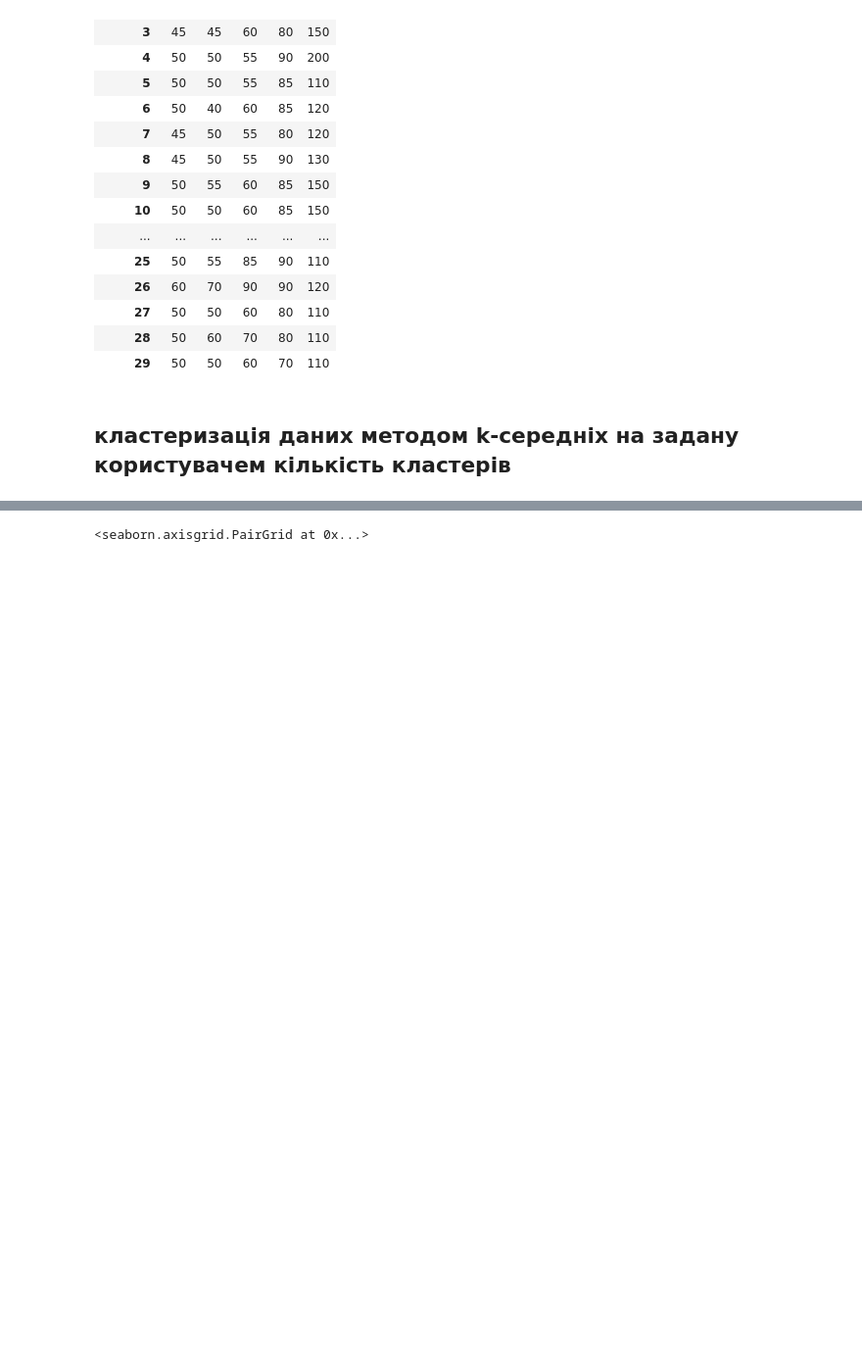
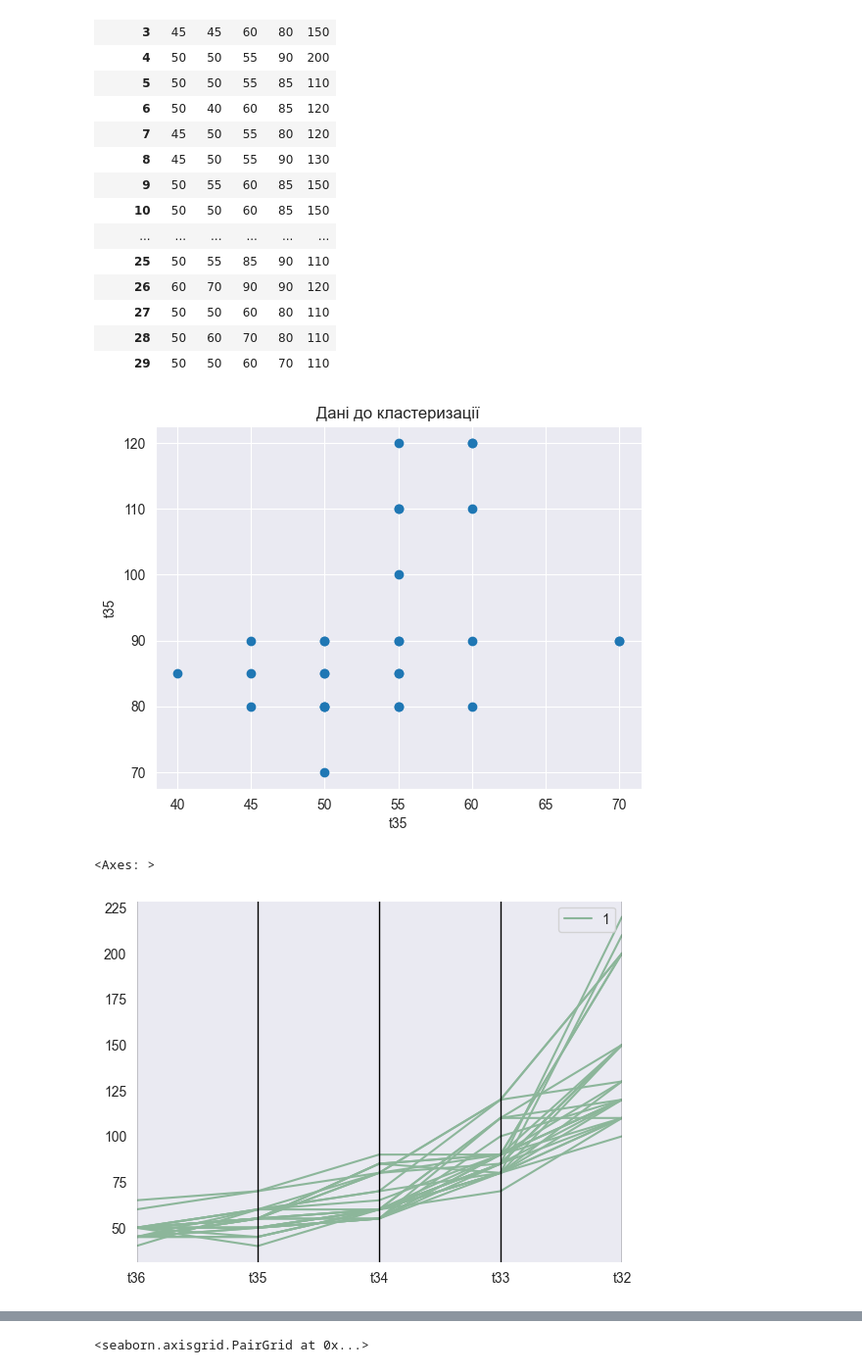
Before and after one commit to Ludens101/tssd_lab1, a Jupyter notebook: lab1.ipynb, the cells around one changed output, grey strips where cells are left out. Shown at 98% size. Cells and saved outputs as stored; diff of their text form; code cells hidden in the pictures; blank space fills up the shorter version.

```diff
--- a/lab1.ipynb
+++ b/lab1.ipynb
@@ -58,6 +58,18 @@ X
 | 27 | 50 | 50 | 60 | 80 | 110 |
 | 28 | 50 | 60 | 70 | 80 | 110 |
 | 29 | 50 | 50 | 60 | 70 | 110 |
-# %% [markdown]
-## кластеризація  даних  методом k-середніх  на  задану  користувачем  кількість кластерів
+# %%
+df['y_kmeans'] = 1
+# Візуалізація даних до кластеризації
+plt.scatter(df["t35"],df["t33"], label='До кластеризації')
+plt.xlabel('t35')
+plt.ylabel('t35')
+plt.title('Дані до кластеризації')
+plt.show()
+
+pd.plotting.parallel_coordinates(df, 'y_kmeans', cols=data.columns)
+# %% [output]
+[figure, added]
+<Axes: >
+[figure, added]
 # %%
```
Also changed, not shown: parts of 22 cells of this notebook.
